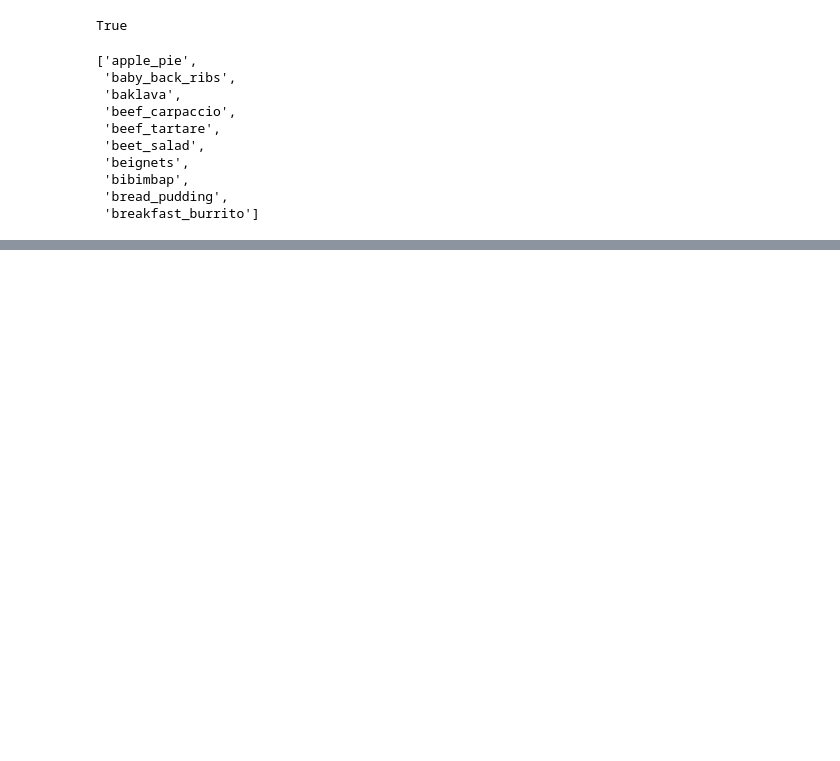
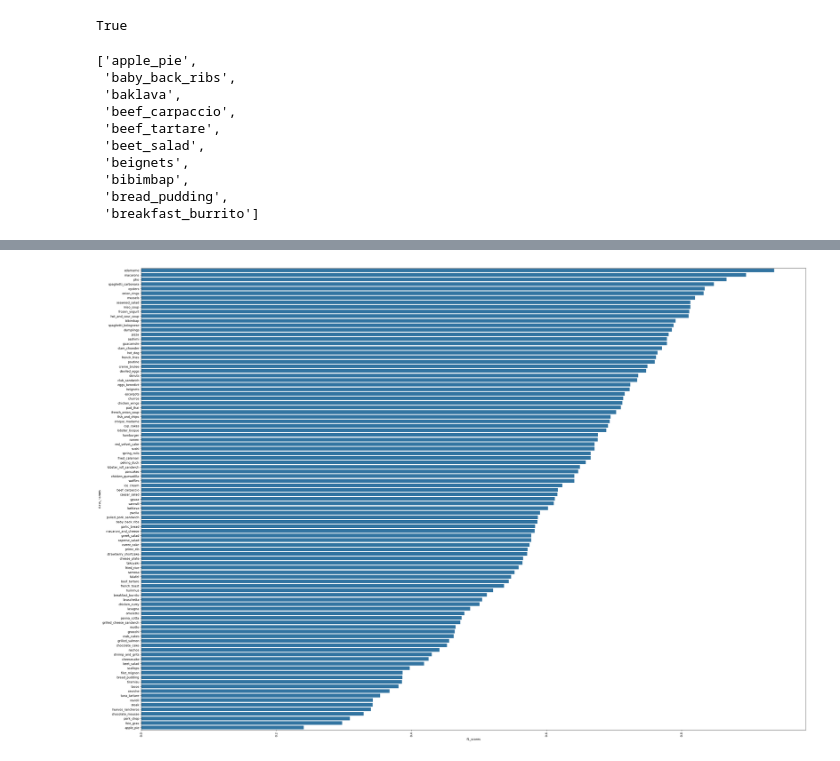
Before and after one commit to LivingstonTardzenyuy/Deep-Learning-with-TensorFlow, a Jupyter notebook: 06_transfer_learning_in_tensorflow_part_3_scaling_up.ipynb, the cells around one changed output, grey strips where cells are left out. Cells and saved outputs as stored; diff of their text form; code cells hidden in the pictures; blank space fills up the shorter version.

```diff
--- a/06_transfer_learning_in_tensorflow_part_3_scaling_up.ipynb
+++ b/06_transfer_learning_in_tensorflow_part_3_scaling_up.ipynb
@@ -590,0 +598,4 @@ sns.heatmap(sklearn_confusion_matrix, annot=True)
+# %%
+# Get a dic of the classification report
+classification_report_dict = classification_report(y_labels, pred_classes, output_dict=True)
+classification_report_dict
@@ -590,0 +622,10 @@ sns.heatmap(sklearn_confusion_matrix, annot=True)
+# %%
+# create empty dict
+class_f1_scores = {}
+
+for k, v in classification_report_dict.items():
+  if k == 'accuracy':
+    break
+  else:
+    class_f1_scores[class_names[int(k)]] = v['f1-score']
+class_f1_scores
@@ -590,0 +650,6 @@ sns.heatmap(sklearn_confusion_matrix, annot=True)
+# %%
+# Turn F1-score into a DF for visualization.
+import pandas as pd
+f1_scores = pd.DataFrame({'class_names': list(class_f1_scores.keys()),
+                          'f1_scores': list(class_f1_scores.values())}).sort_values("f1_scores", ascending=False)
+f1_scores
@@ -590,0 +670,6 @@ sns.heatmap(sklearn_confusion_matrix, annot=True)
+# %%
+plt.figure(figsize=(40,28))
+sns.barplot(data=f1_scores, y='class_names', x='f1_scores')
+plt.xticks(rotation=90);
+# %% [output]
+[figure, added]
```
Also changed, not shown: parts of 26 cells of this notebook.
